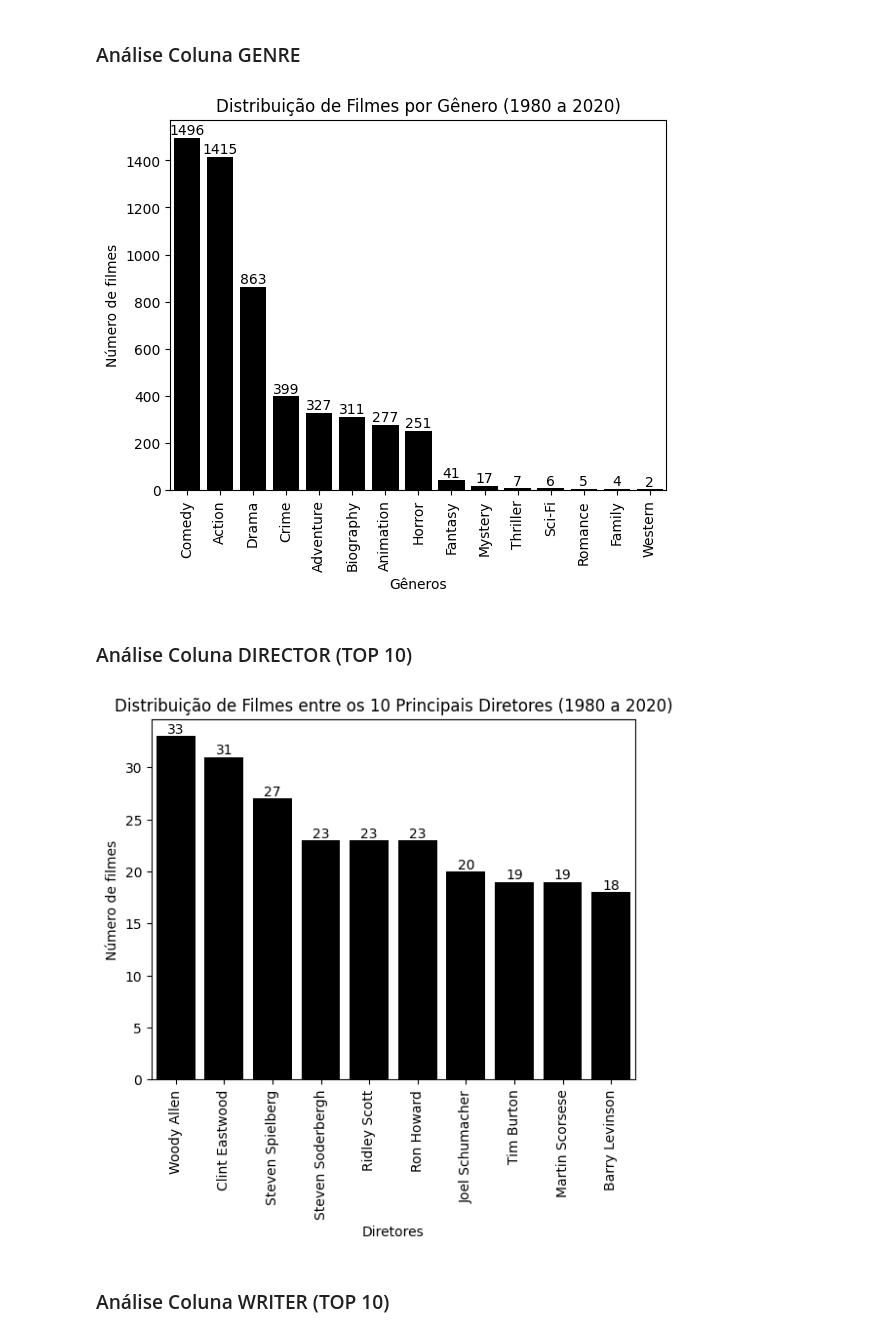
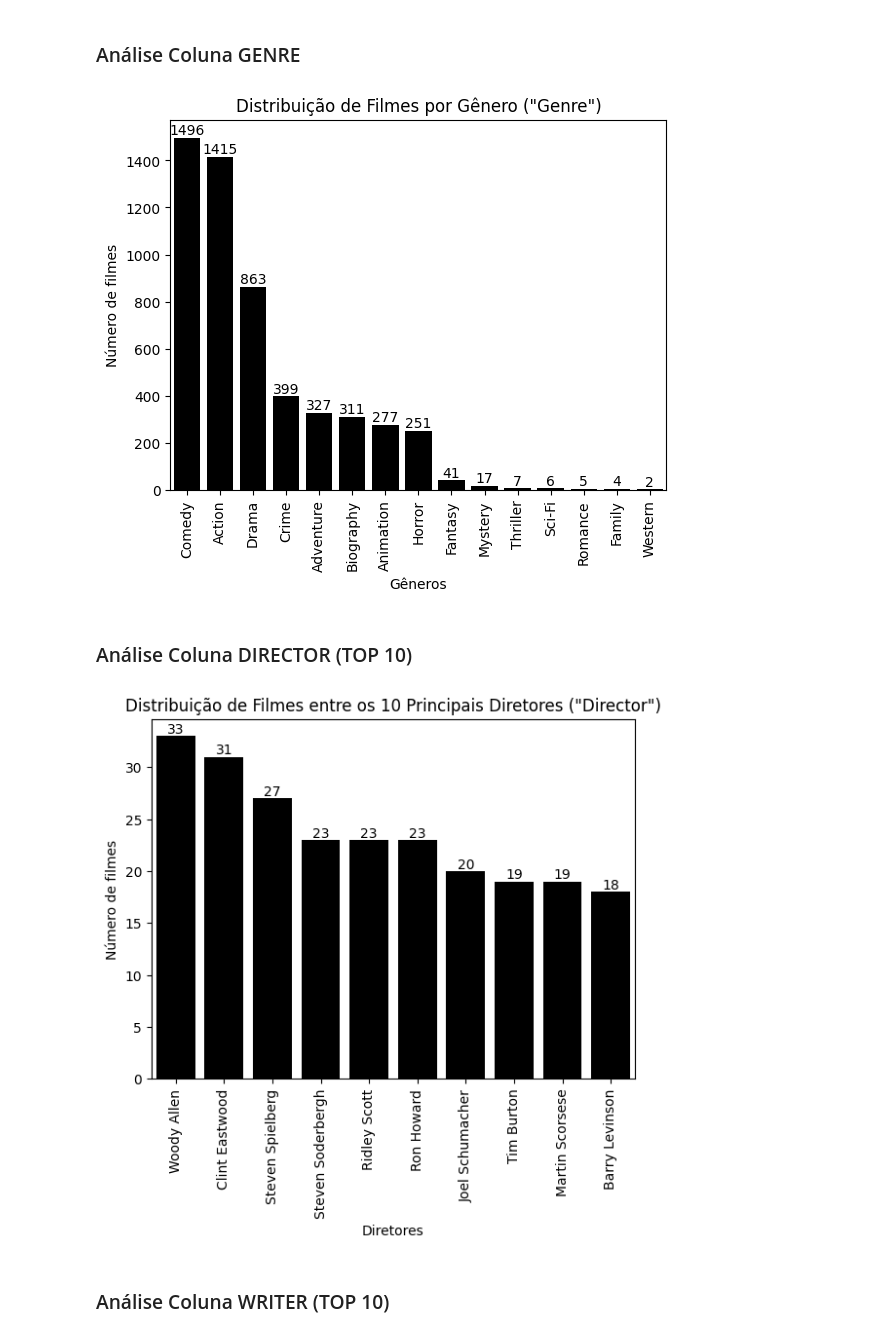
Before and after one commit to guicns/movie-industry-analysis, a Jupyter notebook: 2. Análise Python/movies_python_analysis.ipynb, the cells around one changed output. Drawn from its saved outputs; the diff is of its cells as text; code cells hidden in the pictures.

```diff
--- a/2. Análise Python/movies_python_analysis.ipynb
+++ b/2. Análise Python/movies_python_analysis.ipynb
@@ -124,11 +124,11 @@ for i in ax.containers:
 
 plt.xlabel('Gêneros')
 plt.ylabel('Número de filmes')
-plt.title('Distribuição de Filmes por Gênero (1980 a 2020)', fontdict=font_title_graphs)
+plt.title('Distribuição de Filmes por Gênero ("Genre")', fontdict=font_title_graphs)
 plt.xticks(rotation=90)
 plt.show()
 # %% [output]
-[figure, old version]
+[figure, new version]
 # %% [markdown]
 ### Análise Coluna DIRECTOR (TOP 10)
 # %%
@@ -136,16 +136,16 @@ director_count = df.director.value_counts().head(10)
 # %%
 ax = sns.barplot(data=director_count, color='black')
 
 for i in ax.containers:
     ax.bar_label(i,)
 
 plt.xlabel('Diretores')
 plt.ylabel('Número de filmes')
-plt.title('Distribuição de Filmes entre os 10 Principais Diretores (1980 a 2020)', fontdict=font_title_graphs)
+plt.title('Distribuição de Filmes entre os 10 Principais Diretores ("Director")', fontdict=font_title_graphs)
 plt.xticks(rotation=90)
 plt.show()
 # %% [output]
-[figure, old version]
+[figure, new version]
 # %% [markdown]
 ### Análise Coluna WRITER (TOP 10)
 # %%
```
Also changed, not shown: parts of 14 cells of this notebook.
